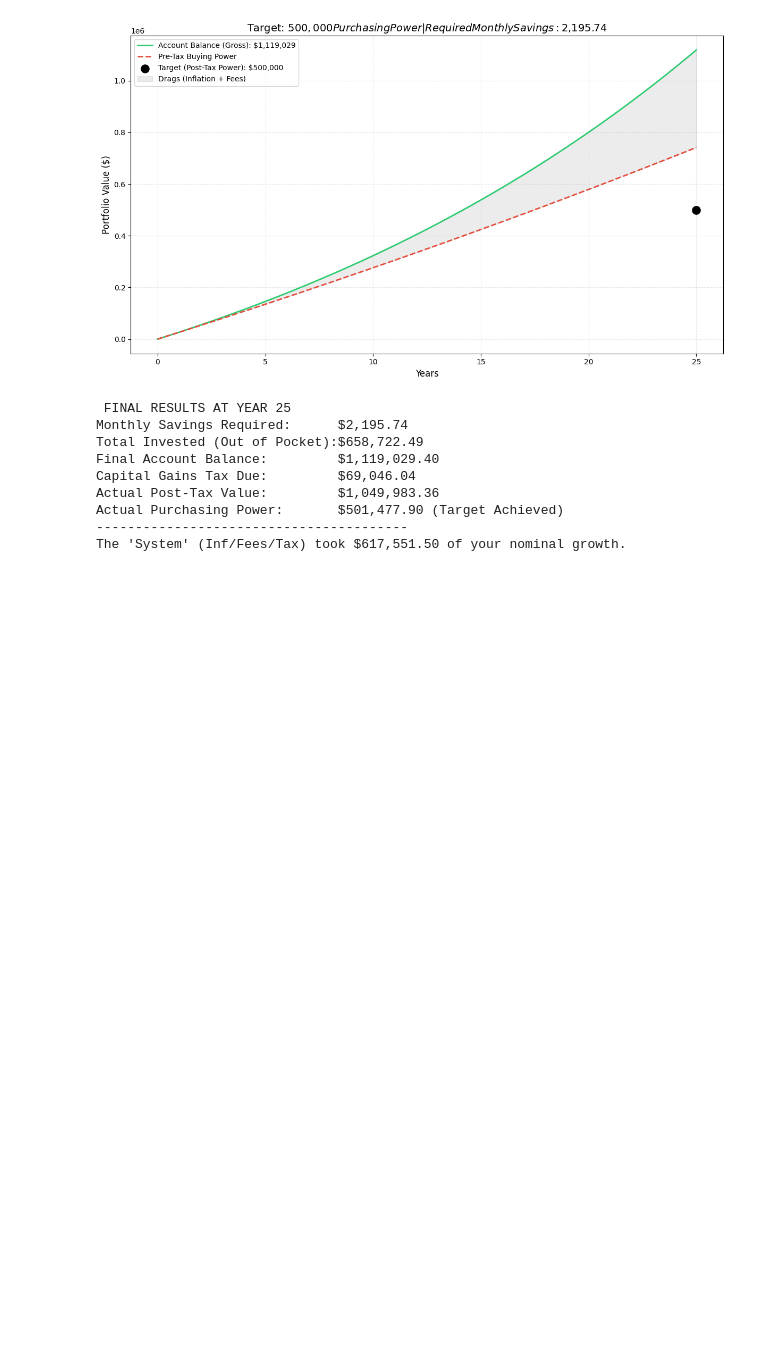
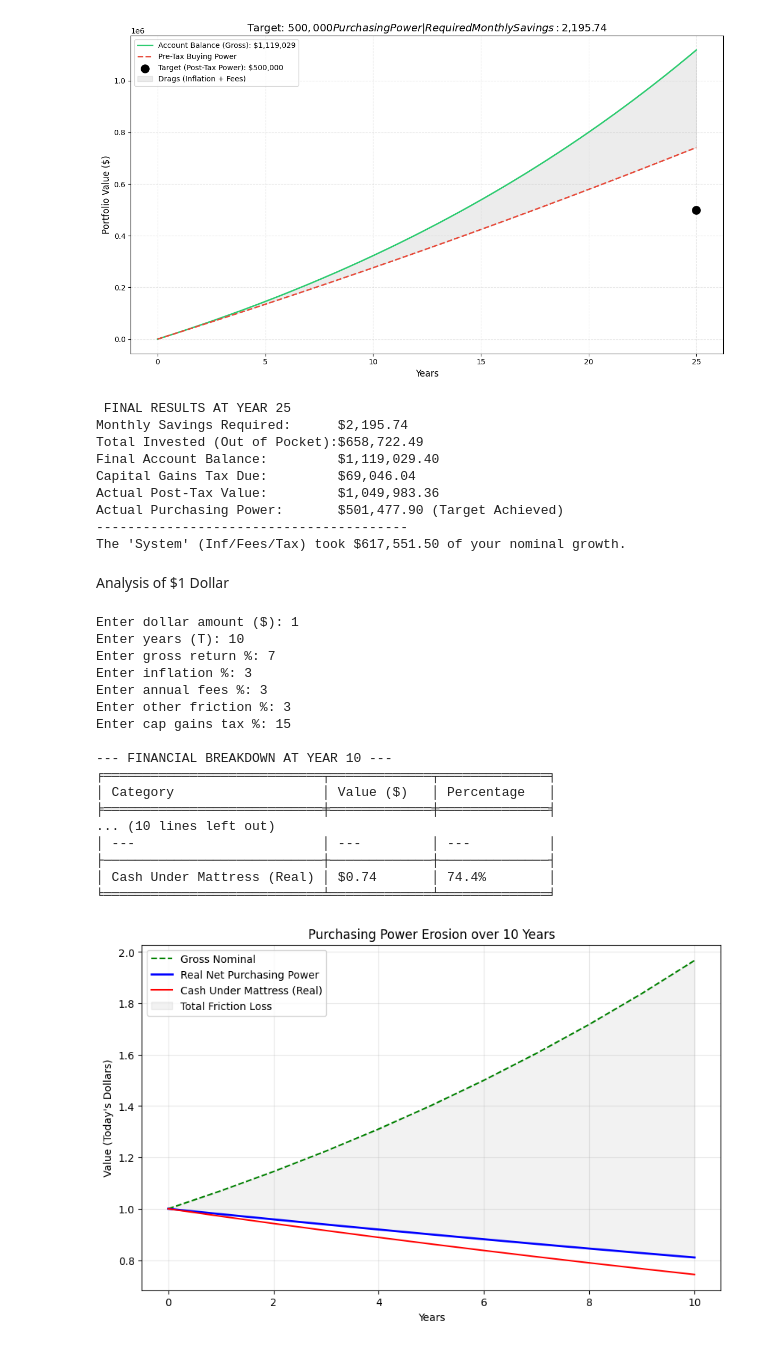
Before and after one commit to 1021114Carlos/finance_app, a Jupyter notebook: TargetDateSavings_RealReturn_calculator.ipynb, the cells around one changed output. Saved outputs shown, nothing was run; the diff lists cells and outputs as text; code cells hidden in the pictures; blank space fills up the shorter version.

Commit message:
analysis of $1 invested in percentage

```diff
--- a/TargetDateSavings_RealReturn_calculator.ipynb
+++ b/TargetDateSavings_RealReturn_calculator.ipynb
@@ -395,3 +396,81 @@ Actual Post-Tax Value:         $1,049,983.36
 Actual Purchasing Power:       $501,477.90 (Target Achieved)
 ----------------------------------------
 The 'System' (Inf/Fees/Tax) took $617,551.50 of your nominal growth.
+# %% [markdown]
+Analysis of $1 Dollar
+# %%
+def analyze_investment():
+    # 1. User Inputs
+    X = float(input("Enter dollar amount ($): "))
+    T = int(input("Enter years (T): "))
+    gross_r_int = int(input("Enter gross return %: "))
+    inflation_int = int(input("Enter inflation %: "))
+    fees_int = int(input("Enter annual fees %: "))
+    friction_int = int(input("Enter other friction %: "))
+    cg_tax_int = int(input("Enter cap gains tax %: "))
+
+    # 2. Conversion and Setup
+    r, inf, f, drag, tax = [i/100.0 for i in [gross_r_int, inflation_int, fees_int, friction_int, cg_tax_int]]
+    years = np.arange(0, T + 1)
+
+    # 3. Calculations
+    gross_nom = X * (1 + r)**years
+    net_growth_rate = r - f - drag
+    nominal_invested = X * (1 + net_growth_rate)**years
+    cash_real = X / (1 + inf)**years
+
+    real_net_etf = []
+    for t, val in enumerate(nominal_invested):
+        profit = max(0, val - X)
+        after_tax_nom = val - (profit * tax)
+        real_net_etf.append(after_tax_nom / (1 + inf)**t)
+
+    # 4. Table Generation (Year T)
+    val_T = nominal_invested[-1]
+    real_T = real_net_etf[-1]
+    table_data = [
+        ["Initial Investment", f"${X:,.2f}", "100%"],
+        ["Gross Nominal Value", f"${gross_nom[-1]:,.2f}", f"{gross_nom[-1]/X*100:.1f}%"],
+        ["Nominal after Fees/Drag", f"${val_T:,.2f}", f"{val_T/X*100:.1f}%"],
+        ["Real Value (Pre-Tax)", f"${val_T/(1+inf)**T:,.2f}", f"{(val_T/(1+inf)**T)/X*100:.1f}%"],
+        ["Real Net Power (Post-Tax)", f"${real_T:,.2f}", f"{real_T*100/X:.1f}%"],
+        ["---", "---", "---"],
+        ["Cash Under Mattress (Real)", f"${cash_real[-1]:,.2f}", f"{cash_real[-1]*100/X:.1f}%"]
+    ]
+
+    print(f"\n--- FINANCIAL BREAKDOWN AT YEAR {T} ---")
+    print(tabulate(table_data, headers=["Category", "Value ($)", "Percentage"], tablefmt="fancy_grid"))
+
+    # 5. Plotting
+    plt.figure(figsize=(10, 6))
+    plt.plot(years, gross_nom, label='Gross Nominal', color='green', linestyle='--')
+    plt.plot(years, real_net_etf, label='Real Net Purchasing Power', color='blue', linewidth=2)
+    plt.plot(years, cash_real, label='Cash Under Mattress (Real)', color='red')
+    plt.fill_between(years, real_net_etf, gross_nom, color='gray', alpha=0.1, label='Total Friction Loss')
+    plt.title(f"Purchasing Power Erosion over {T} Years")
+    plt.xlabel("Years")
+    plt.ylabel("Value (Today's Dollars)")
+    plt.legend()
+    plt.grid(True, alpha=0.3)
+    plt.show()
+
+analyze_investment()
+# %% [output]
+Enter dollar amount ($): 1
+Enter years (T): 10
+Enter gross return %: 7
+Enter inflation %: 3
+Enter annual fees %: 3
+Enter other friction %: 3
+Enter cap gains tax %: 15
+
+--- FINANCIAL BREAKDOWN AT YEAR 10 ---
+╒════════════════════════════╤═════════════╤══════════════╕
+│ Category                   │ Value ($)   │ Percentage   │
+╞════════════════════════════╪═════════════╪══════════════╡
+... (10 lines left out)
+│ ---                        │ ---         │ ---          │
+├────────────────────────────┼─────────────┼──────────────┤
+│ Cash Under Mattress (Real) │ $0.74       │ 74.4%        │
+╘════════════════════════════╧═════════════╧══════════════╛
+[figure, added]
```
Also changed, not shown: parts of 1 cell of this notebook.
